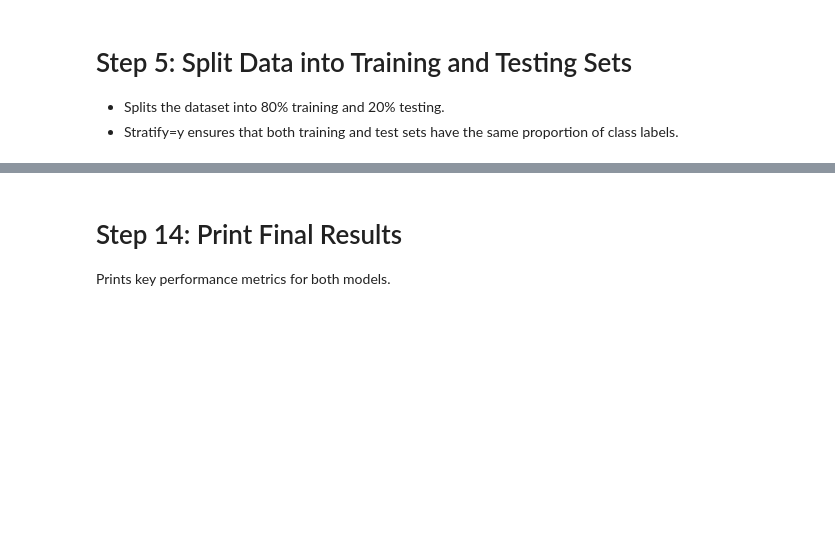
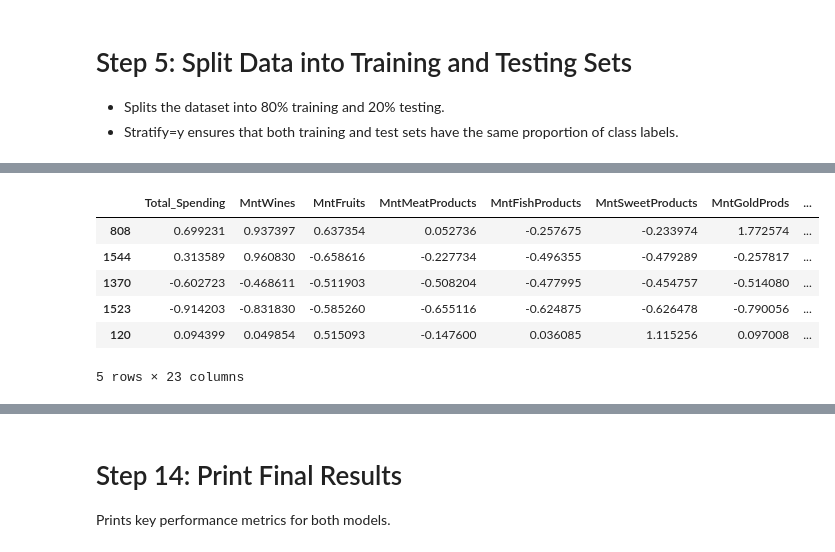
Before and after one commit to shyeolekar5/DeepCollab, a Jupyter notebook: src/data/predictive_model_a.ipynb, the cells around one changed output, grey strips where cells are left out. Cells and saved outputs as stored; diff of their text form; code cells hidden in the pictures; blank space fills up the shorter version.

```diff
--- a/src/data/predictive_model_a.ipynb
+++ b/src/data/predictive_model_a.ipynb
@@ -52,10 +205,3 @@ Helps classify customers into high-value vs. budget shoppers.
-# %%
-encoder = OneHotEncoder(drop="first", sparse_output=False)
-encoded_clusters = encoder.fit_transform(X[["Cluster"]])
-encoded_clusters_df = pd.DataFrame(encoded_clusters, columns=encoder.get_feature_names_out(["Cluster"]))
-
-# Merge encoded clusters into dataset & drop original cluster column
-X = pd.concat([X.drop(columns=["Cluster"]), encoded_clusters_df], axis=1)
 # %% [markdown]
 # Step 5: Split Data into Training and Testing Sets
 
@@ -149,0 +247,23 @@ classification_report_best_logreg = classification_report(y_test, y_pred_best_lo
+# %%
+scaler = StandardScaler()
+columns_to_exclude = ['Marital_Merged_Single_Household','Marital_Merged_Couples', 'Complain']
+
+numerical_columns = X_train.select_dtypes(include=['number']).columns
+columns_to_scale = [col for col in numerical_columns if col not in columns_to_exclude]
+
+# Scale numerical features
+X_train_scaled = X_train.copy()
+X_train_scaled[columns_to_scale] = scaler.fit_transform(X_train_scaled[columns_to_scale])
+
+X_test_scaled = X_test.copy()
+X_test_scaled[columns_to_scale] = scaler.transform(X_test_scaled[columns_to_scale])
+
+X_test_scaled.head(5)
+# %% [output]
+|  | Total_Spending | MntWines | MntFruits | MntMeatProducts | MntFishProducts | MntSweetProducts | MntGoldProds | ... |
+| 808 | 0.699231 | 0.937397 | 0.637354 | 0.052736 | -0.257675 | -0.233974 | 1.772574 | ... |
+| 1544 | 0.313589 | 0.960830 | -0.658616 | -0.227734 | -0.496355 | -0.479289 | -0.257817 | ... |
+| 1370 | -0.602723 | -0.468611 | -0.511903 | -0.508204 | -0.477995 | -0.454757 | -0.514080 | ... |
+| 1523 | -0.914203 | -0.831830 | -0.585260 | -0.655116 | -0.624875 | -0.626478 | -0.790056 | ... |
+| 120 | 0.094399 | 0.049854 | 0.515093 | -0.147600 | 0.036085 | 1.115256 | 0.097008 | ... |
+5 rows × 23 columns
```
Also changed, not shown: parts of 50 cells of this notebook.
